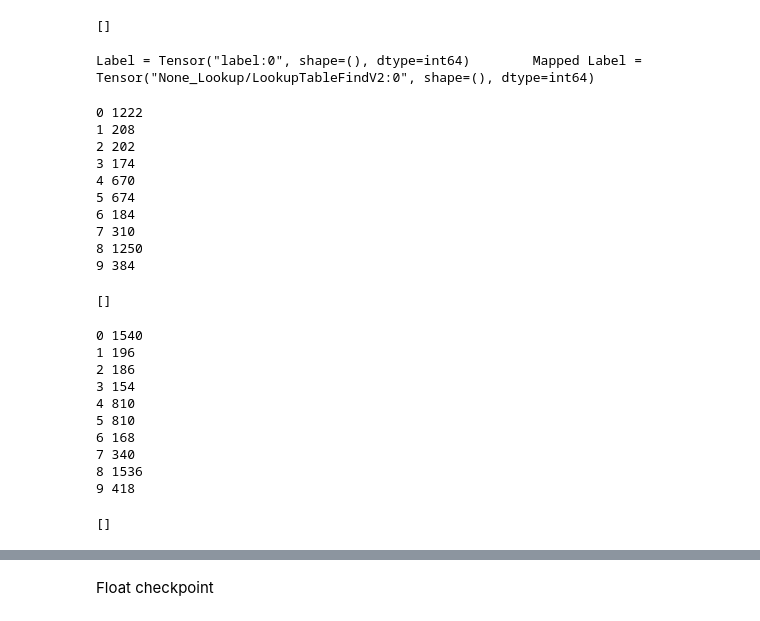
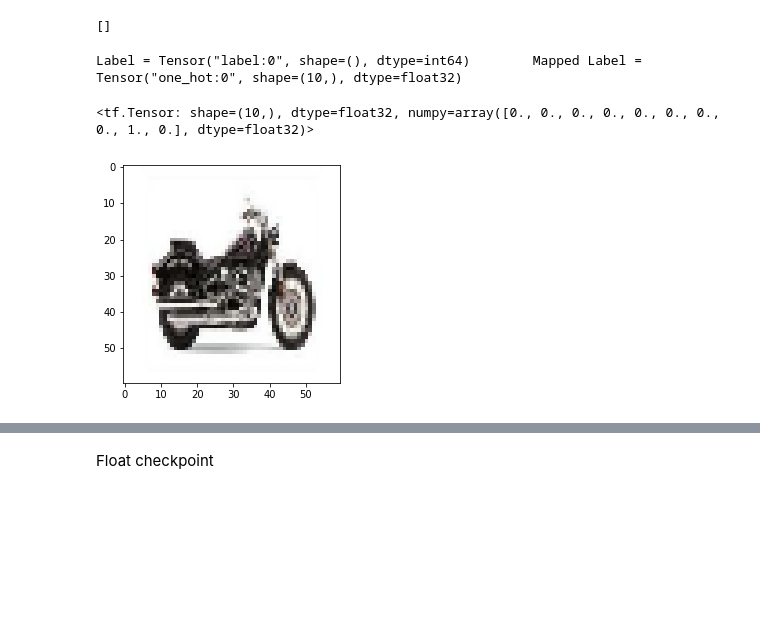
Before and after one commit to LeNovice/PSW, a Jupyter notebook: Original_CadenceNet.ipynb, the cells around one changed output, grey strips where cells are left out. Saved outputs shown, nothing was run; the diff lists cells and outputs as text; code cells hidden in the pictures; blank space fills up the shorter version.

```diff
--- a/Original_CadenceNet.ipynb
+++ b/Original_CadenceNet.ipynb
@@ -39,11 +59,10 @@ ds_test = tfds.load(DataSet, split='test', as_supervised=True)
 # %%
 class_list = num_samples_per_class(ds_train, get_top_10=True)
-display(class_list)
-class_list = [i for i in class_list if i != 4]
-display(class_list)
-class_list.sort()
-resized_ds_train = ds_train.filter(lambda x, y: filter_fn(y, class_list)) # as_supervised
-resized_ds_test = ds_test.filter(lambda x, y: filter_fn(y, class_list))
+if DataSet == 'caltech101':
+  display(class_list)
+  class_list = [i for i in class_list if i != 4]
+  display(class_list)
+  class_list.sort()
 # %% [output]
 [66, 1, 4, 38, 37, 95, 57, 9, 16, 54, 20]
 [66, 1, 38, 37, 95, 57, 9, 16, 54, 20]
@@ -86,7 +108,8 @@ input_shape = (IMG_SIZE,IMG_SIZE,NUM_CHANNELS)
 table = tf.lookup.StaticHashTable(
     initializer=tf.lookup.KeyValueTensorInitializer(
         keys=tf.constant(class_list, dtype=tf.int64),
-        values=tf.constant([0, 1, 2, 3, 4, 5, 6, 7, 8, 9],  dtype=tf.int64),
+        #values=tf.constant([tfutils.to_categorical(0, num_classes=NUM_CLASSES, dtype=np.int64), tfutils.to_categorical(1, num_classes=NUM_CLASSES, dtype=np.int64), tfutils.to_categorical(2, num_classes=NUM_CLASSES, dtype=np.int64), tfutils.to_categorical(3, num_classes=NUM_CLASSES, dtype=np.int64), tfutils.to_categorical(4, num_classes=NUM_CLASSES, dtype=np.int64), tfutils.to_categorical(5, num_classes=NUM_CLASSES, dtype=np.int64), tfutils.to_categorical(6, num_classes=NUM_CLASSES, dtype=np.int64), tfutils.to_categorical(7, num_classes=NUM_CLASSES, dtype=np.int64), tfutils.to_categorical(8, num_classes=NUM_CLASSES, dtype=np.int64), tfutils.to_categorical(9, num_classes=NUM_CLASSES, dtype=np.int64)],  dtype=tf.int64),
+        values=tf.constant([0, 1, 2, 3, 4, 5, 6, 7, 8, 9],  dtype=tf.int64)
     ),
     default_value= tf.constant(0,  dtype=tf.int64)
 )
@@ -96,6 +119,9 @@ table = tf.lookup.StaticHashTable(
 def map_func(label):
     global class_list
     mapped_label = table.lookup(label)
+    #print(type(mapped_label))
+    #mapped_label = tf.keras.utils.to_categorical(tf.make_ndarray(mapped_label), num_classes=NUM_CLASSES)
+    mapped_label = tf.one_hot(indices=mapped_label, depth=NUM_CLASSES)
     print("Label = " + str(label) + "\t" + "Mapped Label = " + str(mapped_label))
     return mapped_label
 
@@ -149,37 +175,18 @@ def prepare(ds, shuffle=False, augment=False, resize_only = False):
     return ds.prefetch(buffer_size=tf.data.AUTOTUNE)
 # %%
 resized_ds_train = prepare(resized_ds_train, augment=True)
-resized_ds_test = prepare(resized_ds_test, augment = True)
+resized_ds_test = prepare(resized_ds_test)
 # %% [output]
-Label = Tensor("label:0", shape=(), dtype=int64)        Mapped Label = Tensor("None_Lookup/LookupTableFindV2:0", shape=(), dtype=int64)
+Label = Tensor("label:0", shape=(), dtype=int64)        Mapped Label = Tensor("one_hot:0", shape=(10,), dtype=float32)
-# %%
-num_samples_per_class(resized_ds_train, print_all=True)
-# %% [output]
-0 1222
-1 208
-2 202
-3 174
-4 670
-5 674
-6 184
-7 310
-8 1250
-9 384
-[]
+# %%
+for example in resized_ds_train.take(1):
+  plt.imshow(example[0])
+  display((example[-1]))
+# %% [output]
+<tf.Tensor: shape=(10,), dtype=float32, numpy=array([0., 0., 0., 0., 0., 0., 0., 0., 1., 0.], dtype=float32)>
+[figure, added]
 # %%
-num_samples_per_class(resized_ds_test, print_all=True)
+#num_samples_per_class(resized_ds_test, print_all=True)
-# %% [output]
-0 1540
-1 196
-2 186
-3 154
-4 810
-5 810
-6 168
-7 340
-8 1536
-9 418
-[]
 # %%
 #reg = tf.keras.regularizers.L2(0.01)
 reg = tf.keras.regularizers.L1L2(l1 =0.01, l2 = 0.1)
```
Also changed, not shown: parts of 15 cells of this notebook.
